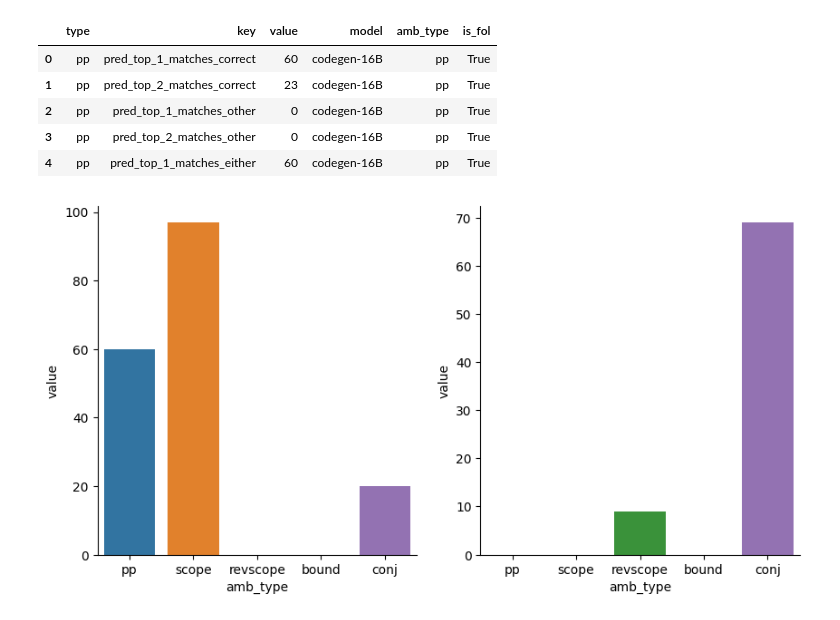
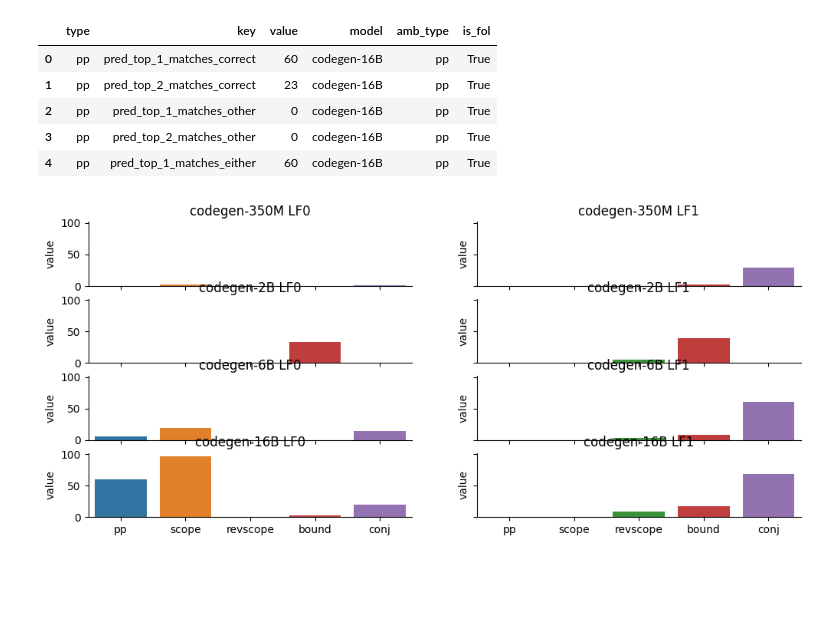
Before and after one commit to esteng/ambiguous_parsing, a Jupyter notebook: src/ambiguous_parsing/analysis/zero_shot.ipynb, the cells around one changed output. Cells and saved outputs as stored; diff of their text form; code cells hidden in the pictures; blank space fills up the shorter version.

```diff
--- a/src/ambiguous_parsing/analysis/zero_shot.ipynb
+++ b/src/ambiguous_parsing/analysis/zero_shot.ipynb
@@ -12,13 +12,14 @@ from ambiguous_parsing.eval.eval import get_df
 # %%
 CHECKPOINT_DIR= Path("/brtx/602-nvme1/estengel/ambiguous_parsing/logs/1.0/")
 # fol
-fol_models_and_paths = [
-    ("pp", "codegen-16B_lamp_no_context_all_pp_fol_0_test_eval_constrained_bs_5_np_full"),
-    ("scope", "codegen-16B_lamp_no_context_all_scope_fol_0_test_eval_constrained_bs_5_np_full"),
-    ("revscope", "codegen-16B_lamp_no_context_all_revscope_fol_0_test_eval_constrained_bs_5_np_full"),
-    ("bound", "codegen-16B_lamp_no_context_all_bound_fol_0_test_eval_constrained_bs_5_np_full"),
-    ("conj", "codegen-16B_lamp_no_context_all_conj_fol_0_test_eval_constrained_bs_5_np_full")
-]
+fol_models_and_paths = []
+for model in ["350M", "2B", "6B", "16B"]:
+    fol_models_and_paths.extend([("pp", f"codegen-{model}_lamp_no_context_all_pp_fol_0_test_eval_constrained_bs_5_np_full"),
+    ("scope", f"codegen-{model}_lamp_no_context_all_scope_fol_0_test_eval_constrained_bs_5_np_full"),
+    ("revscope", f"codegen-{model}_lamp_no_context_all_revscope_fol_0_test_eval_constrained_bs_5_np_full"),
+    ("bound", f"codegen-{model}_lamp_no_context_all_bound_fol_0_test_eval_constrained_bs_5_np_full"),
+    ("conj", f"codegen-{model}_lamp_no_context_all_conj_fol_0_test_eval_constrained_bs_5_np_full")
+    ])
 # %%
 big_df = []
 for amb_type, path in fol_models_and_paths:
@@ -26,13 +27,15 @@ for amb_type, path in fol_models_and_paths:
     fol_eval_path = f"/brtx/602-nvme1/estengel/ambiguous_parsing/data/raw/generalization/{amb_type}_fol/test_eval.jsonl"
     pred_path = CHECKPOINT_DIR / path
     try:
+        print(model, amb_type)
         df = get_df(fol_test_path, fol_eval_path, pred_path, is_fol=True)
-        df['model'] = "codegen-16B"
+        model = path.split("_")[0]
+        df['model'] = model
         df['amb_type'] =  amb_type
         # df['model_order'] = model_order.index(model_name)
         df['is_fol'] = True
         big_df.append(df)
-    except (FileNotFoundError, IndexError) as e:
+    except (FileNotFoundError, IndexError, AssertionError) as e:
         print(f"Skipping {amb_type}")
         continue
 
@@ -58,13 +68,19 @@ big_df.head()
 | 3 | pp | pred_top_2_matches_other | 0 | codegen-16B | pp | True |
 | 4 | pp | pred_top_1_matches_either | 60 | codegen-16B | pp | True |
 # %%
-fig, ax = plt.subplots(1, 2, figsize = (10, 5))
+fig, ax = plt.subplots(4, 2, figsize = (12, 5), sharex=True, sharey=True)
 
-lf1_df = big_df[big_df['key'] == "pred_top_1_matches_correct"]
-lf2_df = big_df[big_df['key'] == "pred_top_1_matches_other"]
-sns.barplot(data = lf1_df, x = "amb_type", y = "value", ax = ax[0])
-sns.barplot(data = lf2_df, x = "amb_type", y = "value", ax = ax[1])
+for i, model in enumerate(["codegen-350M", "codegen-2B", "codegen-6B", "codegen-16B"]):
+    local_df = big_df[big_df['model'] == model]
+    lf1_df = local_df[local_df['key'] == "pred_top_1_matches_correct"]
+    lf2_df = local_df[local_df['key'] == "pred_top_1_matches_other"]
+    sns.barplot(data = lf1_df, x = "amb_type", y = "value", ax = ax[i, 0])
+    sns.barplot(data = lf2_df, x = "amb_type", y = "value", ax = ax[i, 1])
+    ax[i,0].set_xlabel("")
+    ax[i,1].set_xlabel("")
+    ax[i,0].set_title(f"{model} LF0")
+    ax[i,1].set_title(f"{model} LF1")
 
 sns.despine()
 # %% [output]
-[figure, old version]
+[figure, new version]
```
Also changed, not shown: parts of 2 cells of this notebook.
